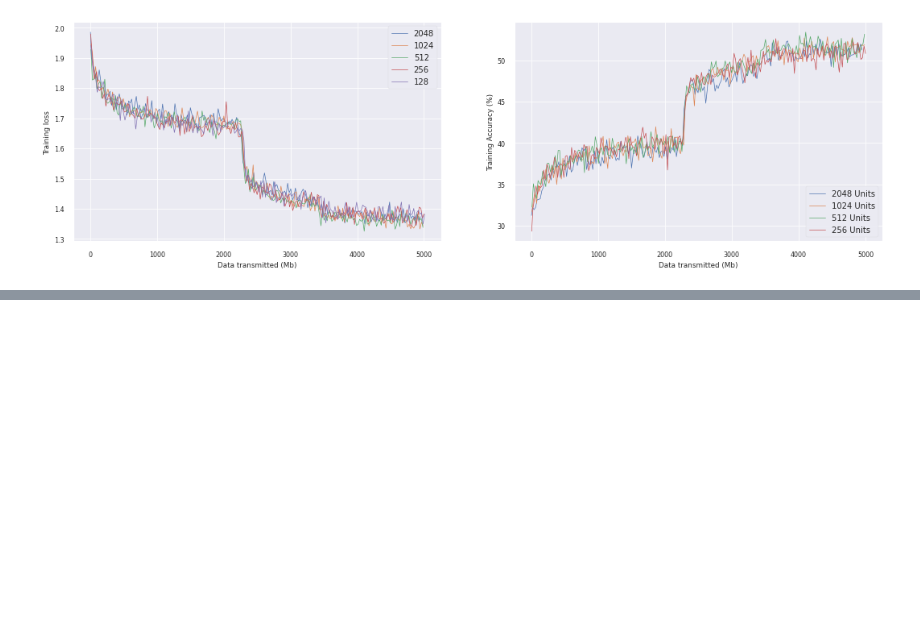
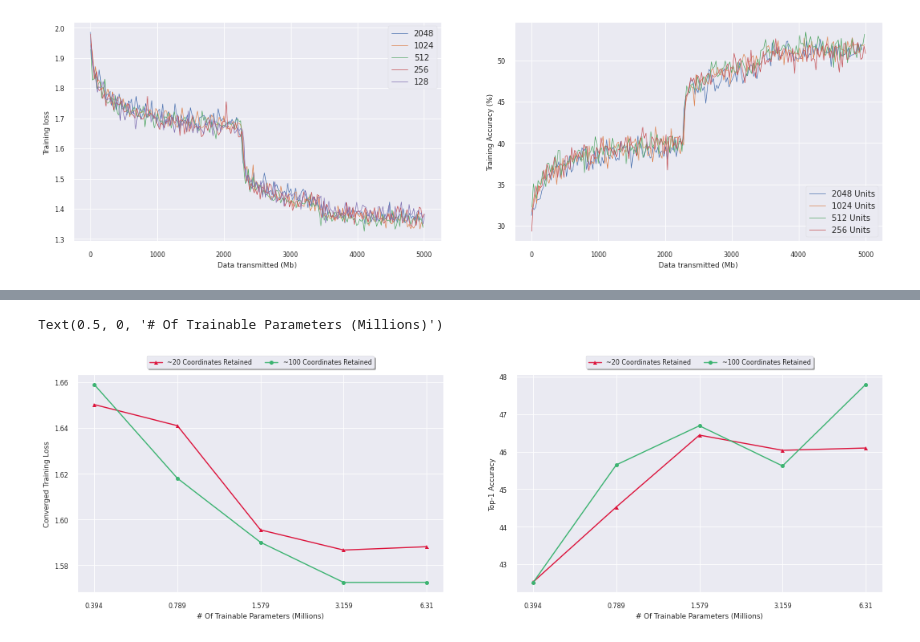
Before and after one commit to arjunarao619/Decent_Opt, a Jupyter notebook: Sparsification_Experiments.ipynb, the cells around one changed output, grey strips where cells are left out. Drawn from its saved outputs; the diff is of its cells as text; code cells hidden in the pictures; blank space fills up the shorter version.

```diff
--- a/Sparsification_Experiments.ipynb
+++ b/Sparsification_Experiments.ipynb
@@ -510,0 +721,41 @@ SystemExit: 2
+# %%
+test_accs_99 = [58.91496271308808, 58.897927334557615, 59.331474295737245, 57.89083968258065, 55.11090746582725][::-1]
+test_accs_95 = [60.025372698351006, 59.221760186754246, 59.70501647328797, 56.973770631122996, 54.96851343960552][::-1]
+#test_accs_90 = [56.776941371247986, 55.9030992497581, 55.01205003431453, 54.752][::-1]
+
+test_loss_99 = [1.1788526131718797, 1.1754256383353554, 1.1928737324189682, 1.2191830779963522, 1.266011229798838][::-1]
+test_loss_95 = [1.1512074652996191, 1.163891785364158, 1.1792305441403728, 1.2153379711195973, 1.2601006358684304][::-1]
+#test_loss_90 = [1.2642480104784422, 1.2749229926097243, 1.2900930612902097,1.2758674563217163][::-1]
+
+test_accs_99_1 = [46.09545786562472, 46.03496082699779, 46.440258008900145, 44.52278776574663, 42.52356144143582][::-1]
+test_accs_95_1 = [47.79079558211811, 45.61953229174482, 46.68979004883995, 45.64714342426753, 42.510769538097335][::-1]
+#test_accs_90_1 = [44.160437724783165, 45.229407653621294, 44.73651182452249, 44.7365 ][::-1]
+
+test_loss_99_1 = [1.5880913225229596, 1.5866229149232385, 1.5954528219400381, 1.6409959942830028, 1.6502107353294269][::-1]
+test_loss_95_1 = [1.5725195757459152, 1.5724758712897893, 1.590021030207281, 1.6180090367437223, 1.658995136650512][::-1]
+#test_loss_90_1 = [1.6495943634883734, 1.655196126156312, 1.6643775543454686, 1.67437755434 ][::-1]
+
+
+fig, ax = plt.subplots(1, 2,figsize=(18,5))
+ax[0].plot(x, test_loss_99_1,'-',color='crimson', markevery=True, marker = '^',markersize=5,label = '~20 Coordinates Retained')
+ax[0].plot(x, test_loss_95_1,'-',color='mediumseagreen', markevery=True, marker = 'o',markersize=5,label = '~100 Coordinates Retained')
+#ax[0].plot(x2, test_loss_90_1,'-',color='dodgerblue', markevery=True, marker = 'X',markersize=5,label = '~20 Coordinates Retained')
+ax[1].plot(x, test_accs_99_1,'-',color='crimson', markevery=True, marker = '^',markersize=5,label = '~20 Coordinates Retained')
+ax[1].plot(x, test_accs_95_1,'-',color='mediumseagreen', markevery=True, marker = 'o',markersize=5,label = '~100 Coordinates Retained')
+#ax[1].plot(x2, test_accs_90_1,'-',color='dodgerblue', markevery=True, marker = 'X',markersize=5,label = '~20 Coordinates Retained')
+
+ax[1].legend(loc='upper center',prop={'size': 8}, bbox_to_anchor=(0.5, 1.1),
+          ncol=3, fancybox=True, shadow=True)
+
+ax[0].legend(loc='upper center', prop={'size': 8}, bbox_to_anchor=(0.5, 1.1),
+          ncol=3, fancybox=True, shadow=True)
+
+ax[1].set_ylabel('Top-1 Accuracy')
+ax[1].set_xlabel('# Of Trainable Parameters (Millions)')
+#ax[1].yaxis.set_ticks([53,54,55,56,57,58,59,60,61,62])
+ax[0].set_ylabel('Converged Training Loss')
+ax[0].set_xlabel('# Of Trainable Parameters (Millions)')
+#ax[0].yaxis.set_ticks([1.10,1.12,1.14,1.16,1.18,1.20,1.22,1.24,1.26,1.28,1.30,1.32,1.34])
+# %% [output]
+Text(0.5, 0, '# Of Trainable Parameters (Millions)')
+[figure, added]
```
Also changed, not shown: parts of 9 cells of this notebook, 5 other files.
